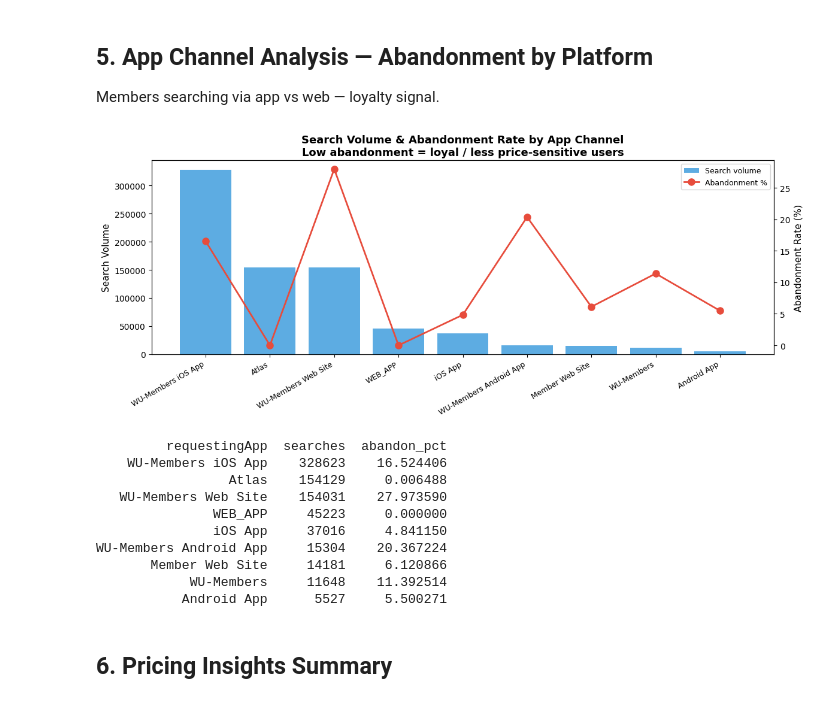
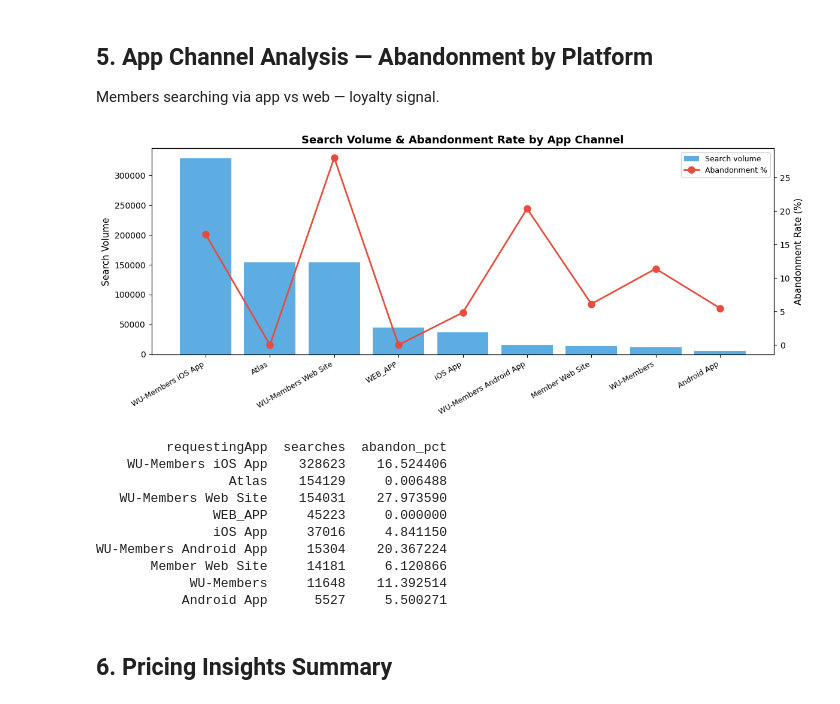
Before and after one commit to tausif-agntworksai/flight-pipeline, a Jupyter notebook: pricing/eda/vedant/SearchActivityAnalysis_va_v1.ipynb, the cells around one changed output. Drawn from its saved outputs; the diff is of its cells as text; code cells hidden in the pictures.

```diff
--- a/pricing/eda/vedant/SearchActivityAnalysis_va_v1.ipynb
+++ b/pricing/eda/vedant/SearchActivityAnalysis_va_v1.ipynb
@@ -15,7 +15,7 @@ from matplotlib.colors import LinearSegmentedColormap
 import warnings
 warnings.filterwarnings('ignore')
 
-URL = "gs://agntworks-data-dev/wheelsup/raw/search_activity_route_split.csv"
+URL = "gs://agntworks-data-dev/wheelsup/processed/search_activity_metro_mapping.csv"
 TOP_N_CORRIDORS = 20   # corridors to show in bar chart
 TOP_N_QUADRANT = 30   # corridors in abandonment quadrant
 MIN_SEARCHES = 500  # min searches to include in quadrant
@@ -268,35 +265,35 @@ app_stats = (
     df_searches
     .groupby('requestingApp')
     .agg(searches=('singleSearchRequestId','count'),
          abandon_rate=('abandoned','mean'))
     .sort_values('searches', ascending=False)
     .reset_index()
 )
 app_stats['abandon_pct'] = app_stats['abandon_rate'] * 100
 
 fig, ax1 = plt.subplots(figsize=(12, 5))
 ax2 = ax1.twinx()
 
 x = range(len(app_stats))
 ax1.bar(x, app_stats['searches'], color='#3498db', alpha=0.8, label='Search volume')
 ax2.plot(x, app_stats['abandon_pct'], 'o-', color='#e74c3c', ms=8, lw=2, label='Abandonment %')
 
 ax1.set_xticks(x)
 ax1.set_xticklabels(app_stats['requestingApp'], rotation=30, ha='right', fontsize=9)
 ax1.set_ylabel('Search Volume', fontsize=11)
 ax2.set_ylabel('Abandonment Rate (%)', fontsize=11)
-ax1.set_title('Search Volume & Abandonment Rate by App Channel\nLow abandonment = loyal / less price-sensitive users', fontsize=13, fontweight='bold')
+ax1.set_title('Search Volume & Abandonment Rate by App Channel', fontsize=13, fontweight='bold')
 
 lines1, labels1 = ax1.get_legend_handles_labels()
 lines2, labels2 = ax2.get_legend_handles_labels()
 ax1.legend(lines1+lines2, labels1+labels2, loc='upper right', fontsize=9)
 plt.tight_layout()
 plt.savefig('insight_app_channel.png', dpi=150, bbox_inches='tight')
 plt.show()
 
 print(app_stats[['requestingApp','searches','abandon_pct']].to_string(index=False))
 # %% [output]
-[figure, old version]
+[figure, new version]
          requestingApp  searches  abandon_pct
     WU-Members iOS App    328623    16.524406
                  Atlas    154129     0.006488
```
Also changed, not shown: parts of 7 cells of this notebook, 42 other files.
